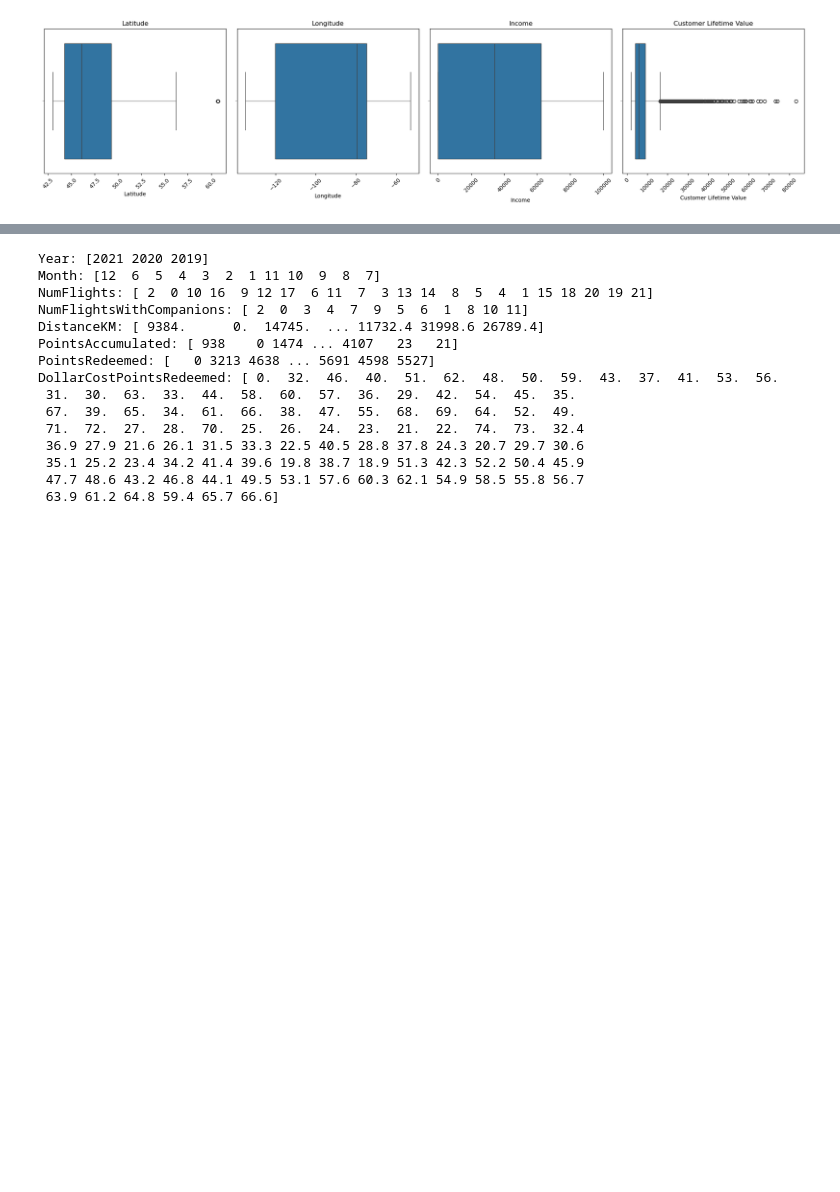
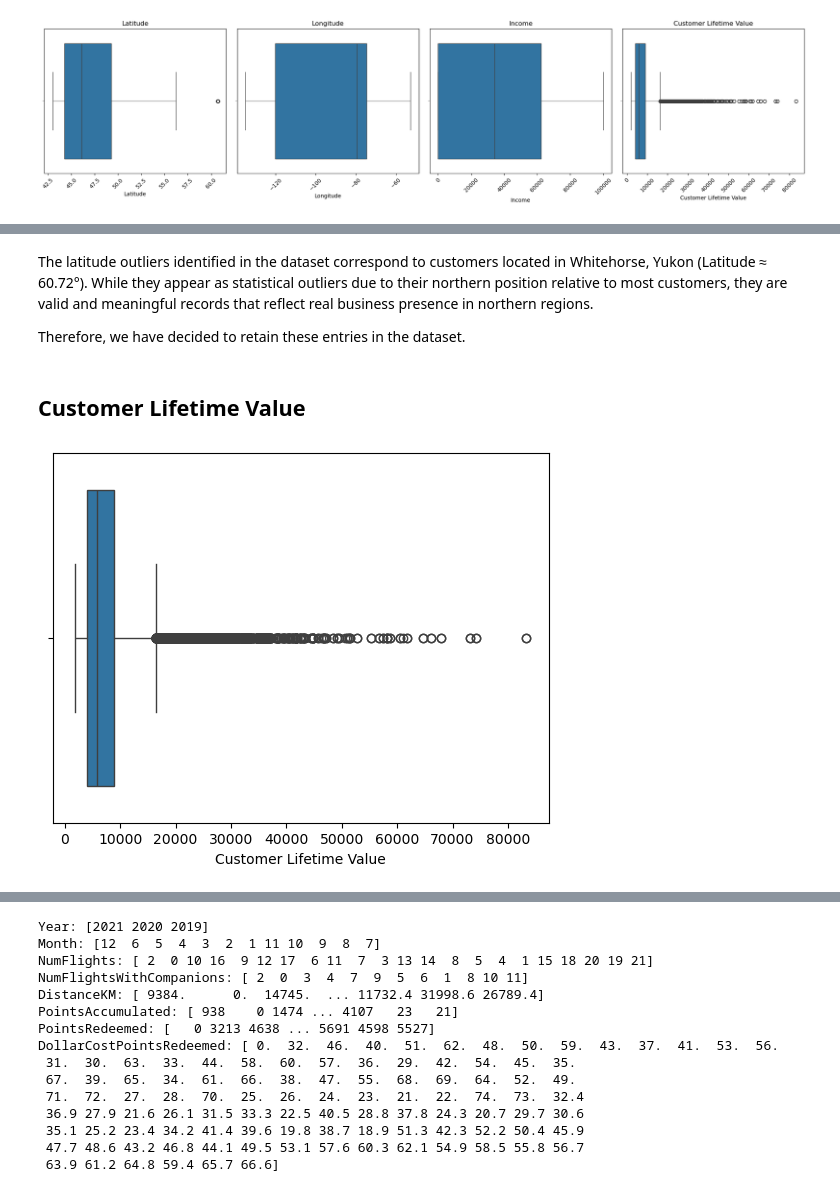
Before and after one commit to calcoafrancisca/Group-39---DM---Part2, a Jupyter notebook: AIAI.Kika.ipynb, the cells around one changed output, grey strips where cells are left out. Saved outputs shown, nothing was run; the diff lists cells and outputs as text; code cells hidden in the pictures; blank space fills up the shorter version.

Commit message:
introduce of outliers

```diff
--- a/AIAI.Kika.ipynb
+++ b/AIAI.Kika.ipynb
@@ -749,0 +844,11 @@ plt.show()
+# %% [markdown]
+The latitude outliers identified in the dataset correspond to customers located in Whitehorse, Yukon (Latitude ≈ 60.72°). While they appear as statistical outliers due to their northern position relative to most customers, they are valid and meaningful records that reflect real business presence in northern regions.
+
+Therefore, we have decided to retain these entries in the dataset.
+# %% [markdown]
+## Customer Lifetime Value
+# %%
+sns.boxplot(x=CustomerDB['Customer Lifetime Value'])
+plt.show()
+# %% [output]
+[figure, added]
```
Also changed, not shown: parts of 30 cells of this notebook.
